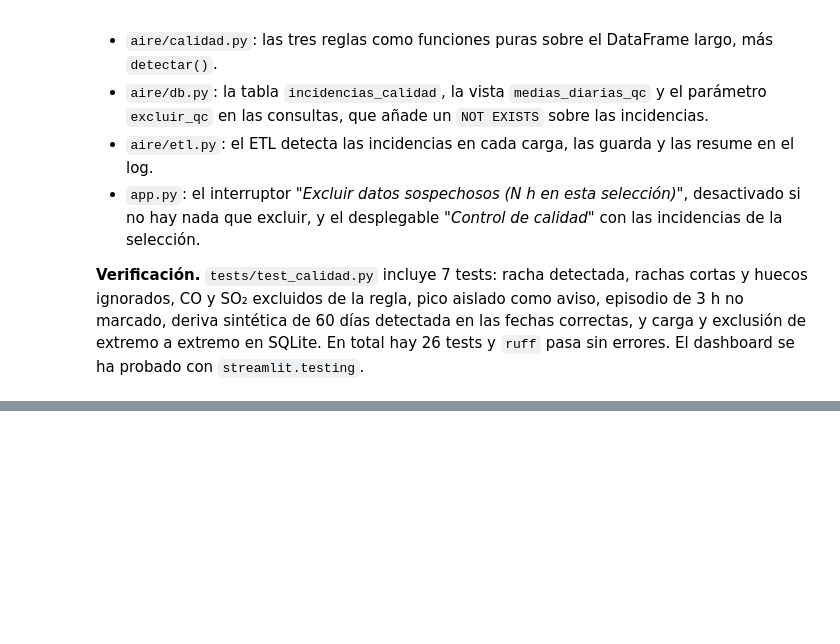
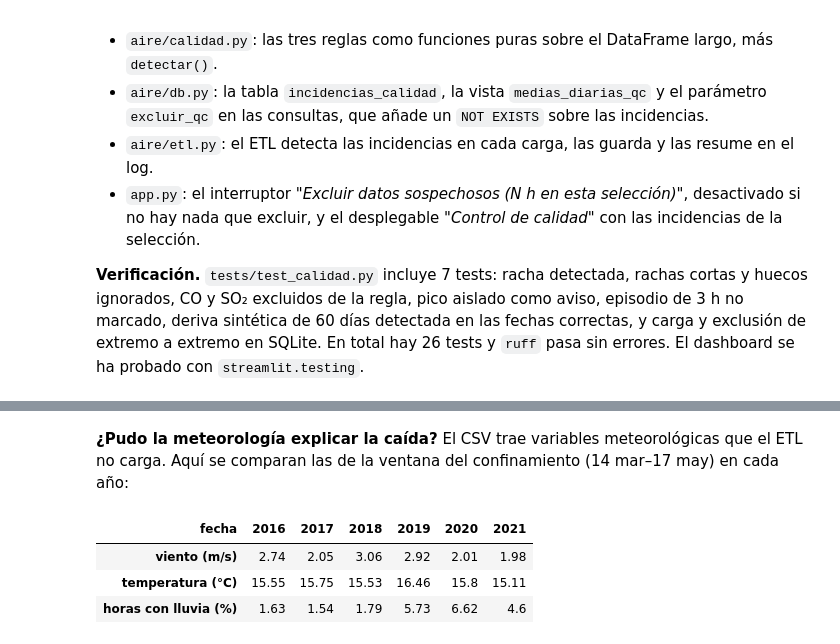
Before and after one commit to AdrianColomoMoragues/aire-valencia-dashboard, a Jupyter notebook: Documentation.ipynb, the cells around one changed output, grey strips where cells are left out. Saved outputs shown, nothing was run; the diff lists cells and outputs as text; code cells hidden in the pictures; blank space fills up the shorter version.

```diff
--- a/Documentation.ipynb
+++ b/Documentation.ipynb
@@ -629,0 +705,17 @@ pd.DataFrame(filas_imp).set_index("contaminante")
+# %% [markdown]
+**¿Pudo la meteorología explicar la caída?** El CSV trae variables meteorológicas que el ETL no carga. Aquí se comparan las de la ventana del confinamiento (14 mar–17 may) en cada año:
+# %%
+met = pd.DataFrame({
+    "fecha": fecha,                                         # fechas ya corregidas (apartado 4.1)
+    "viento (m/s)": etl._to_number(raw["Velocidad del viento"]),
+    "temperatura (°C)": etl._to_number(raw["Temperatura"]),
+    "horas con lluvia (%)": etl._to_number(raw["Precipitacion"]).gt(0).astype(float) * 100,
+})
+md_ = met["fecha"].dt.strftime("%m-%d")
+ventana = met[(md_ >= "03-14") & (md_ <= "05-17") & met["fecha"].dt.year.le(2021)]
+ventana.groupby(ventana["fecha"].dt.year).mean(numeric_only=True).round(2).T
+# %% [output]
+| fecha | 2016 | 2017 | 2018 | 2019 | 2020 | 2021 |
+| viento (m/s) | 2.74 | 2.05 | 3.06 | 2.92 | 2.01 | 1.98 |
+| temperatura (°C) | 15.55 | 15.75 | 15.53 | 16.46 | 15.8 | 15.11 |
+| horas con lluvia (%) | 1.63 | 1.54 | 1.79 | 5.73 | 6.62 | 4.6 |
```
Also changed, not shown: parts of 7 cells of this notebook, 5 other files.
